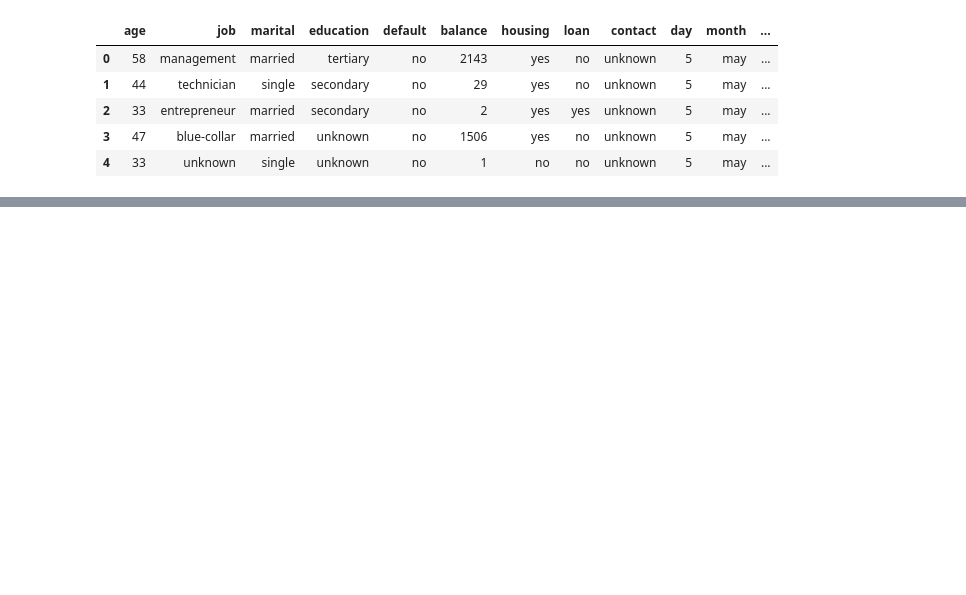
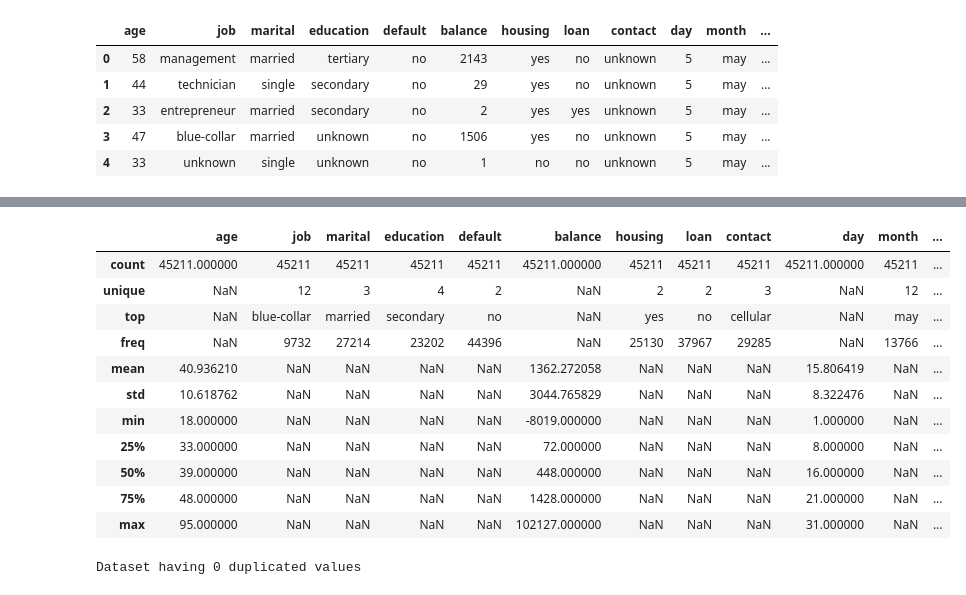
Before and after one commit to bimal-bp/Bank-Marketing-Effectiveness-Prediction-ML-Classification, a Jupyter notebook: project.ipynb, the cells around one changed output, grey strips where cells are left out. Drawn from its saved outputs; the diff is of its cells as text; code cells hidden in the pictures; blank space fills up the shorter version.

```diff
--- a/project.ipynb
+++ b/project.ipynb
@@ -92,0 +177,22 @@ df.head()
+# %%
+# Bsic description of Dataset
+df.describe(include='all')
+# %% [output]
+|  | age | job | marital | education | default | balance | housing | loan | contact | day | month | ... |
+| count | 45211.000000 | 45211 | 45211 | 45211 | 45211 | 45211.000000 | 45211 | 45211 | 45211 | 45211.000000 | 45211 | ... |
+| unique | NaN | 12 | 3 | 4 | 2 | NaN | 2 | 2 | 3 | NaN | 12 | ... |
+| top | NaN | blue-collar | married | secondary | no | NaN | yes | no | cellular | NaN | may | ... |
+| freq | NaN | 9732 | 27214 | 23202 | 44396 | NaN | 25130 | 37967 | 29285 | NaN | 13766 | ... |
+| mean | 40.936210 | NaN | NaN | NaN | NaN | 1362.272058 | NaN | NaN | NaN | 15.806419 | NaN | ... |
+| std | 10.618762 | NaN | NaN | NaN | NaN | 3044.765829 | NaN | NaN | NaN | 8.322476 | NaN | ... |
+| min | 18.000000 | NaN | NaN | NaN | NaN | -8019.000000 | NaN | NaN | NaN | 1.000000 | NaN | ... |
+| 25% | 33.000000 | NaN | NaN | NaN | NaN | 72.000000 | NaN | NaN | NaN | 8.000000 | NaN | ... |
+| 50% | 39.000000 | NaN | NaN | NaN | NaN | 448.000000 | NaN | NaN | NaN | 16.000000 | NaN | ... |
+| 75% | 48.000000 | NaN | NaN | NaN | NaN | 1428.000000 | NaN | NaN | NaN | 21.000000 | NaN | ... |
+| max | 95.000000 | NaN | NaN | NaN | NaN | 102127.000000 | NaN | NaN | NaN | 31.000000 | NaN | ... |
+# %%
+# Checking duplicated values in dataset
+count_duplicated = df.duplicated().sum()
+print(f'Dataset having {count_duplicated} duplicated values')
+# %% [output]
+Dataset having 0 duplicated values
```
Also changed, not shown: parts of 8 cells of this notebook, 1 other file.
